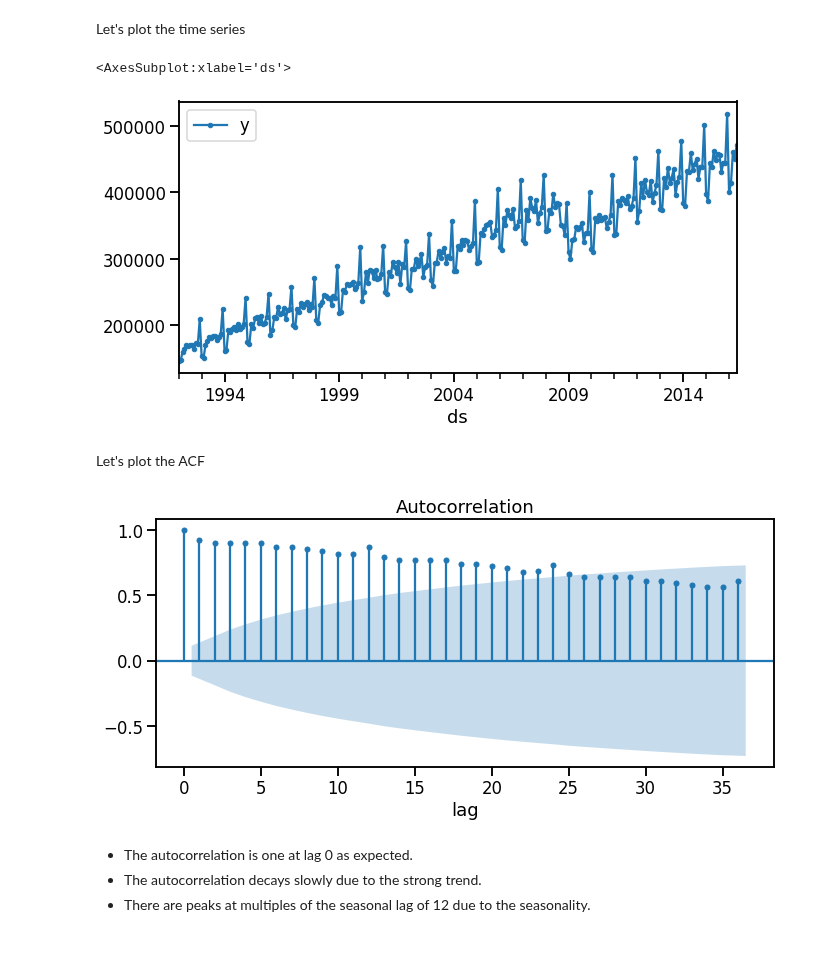
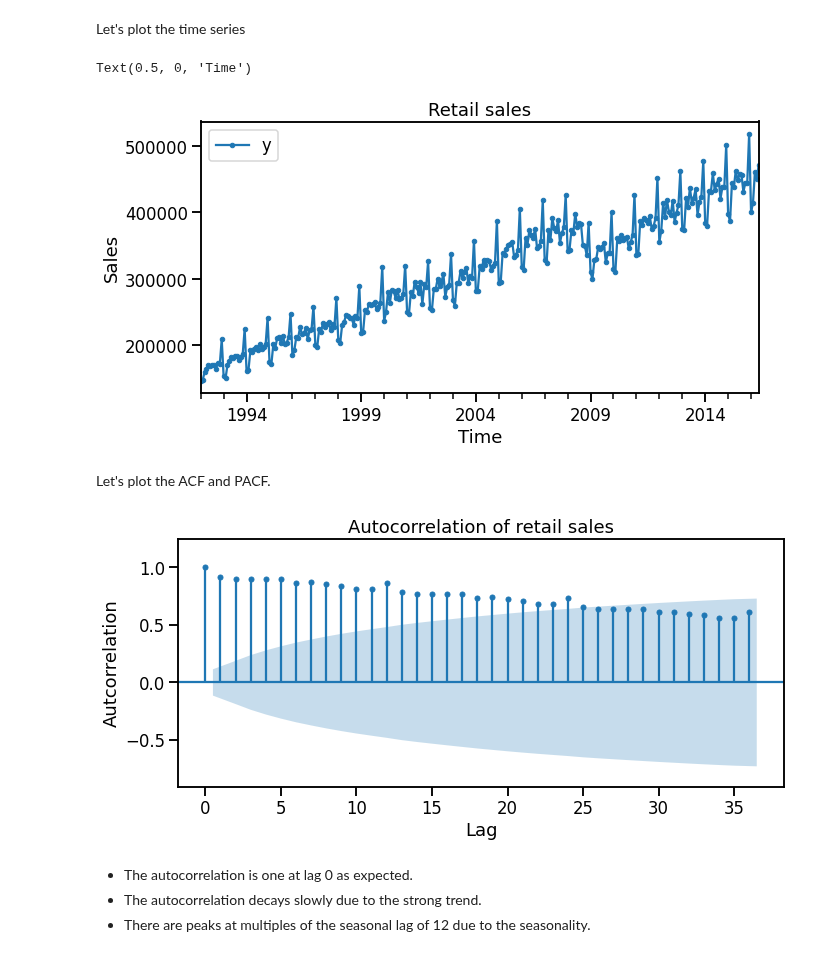
Before and after one commit to trainindata/feature-engineering-for-time-series-forecasting, a Jupyter notebook: 07-Lag-Features/04-partial-autocorrelation-function.ipynb, the cells around one changed output. Cells and saved outputs as stored; diff of their text form; code cells hidden in the pictures.

```diff
--- a/07-Lag-Features/04-partial-autocorrelation-function.ipynb
+++ b/07-Lag-Features/04-partial-autocorrelation-function.ipynb
@@ -205,24 +237,30 @@ df = pd.read_csv(
 # %% [markdown]
 Let's plot the time series
 # %%
-df.plot(y="y", marker=".", figsize=[10, 5])
+ax = df.plot(y="y", marker=".", figsize=[10, 5])
+ax.set_title("Retail sales")
+ax.set_ylabel("Sales")
+ax.set_xlabel("Time")
 # %% [output]
-<AxesSubplot:xlabel='ds'>
+Text(0.5, 0, 'Time')
-[figure, old version]
+[figure, new version]
 # %% [markdown]
-Let's plot the ACF
+Let's plot the ACF and PACF.
 # %%
 fig, ax = plt.subplots(figsize=[10, 5])
 plot_acf(
     x=df["y"],
     lags=36,
     ax=ax,
     alpha=0.05,
+    auto_ylims=True
 )
-ax.set_xlabel("lag")
+ax.set_title("Autocorrelation of retail sales")
+ax.set_ylabel("Autcorrelation")
+ax.set_xlabel("Lag")
 plt.tight_layout()
 # %% [output]
-[figure, old version]
+[figure, new version]
 # %% [markdown]
  - The autocorrelation is one at lag 0 as expected.
  - The autocorrelation decays slowly due to the strong trend.
```
Also changed, not shown: parts of 42 cells of this notebook, 5 other files.
